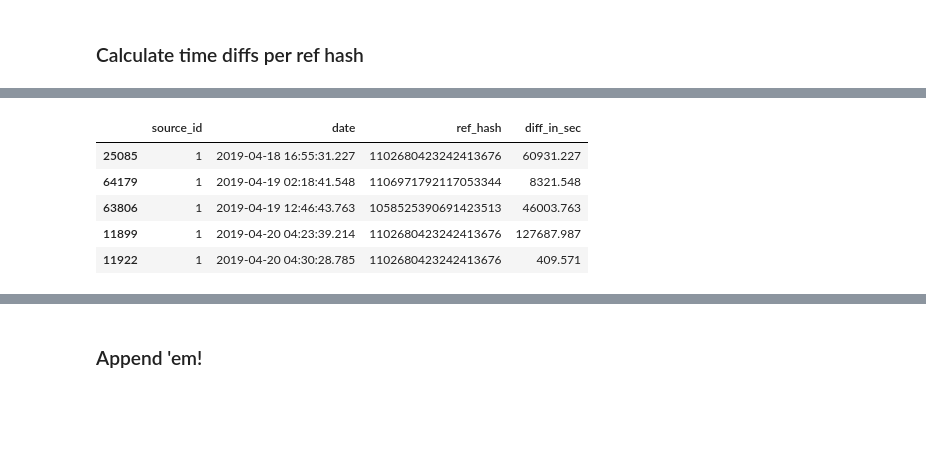
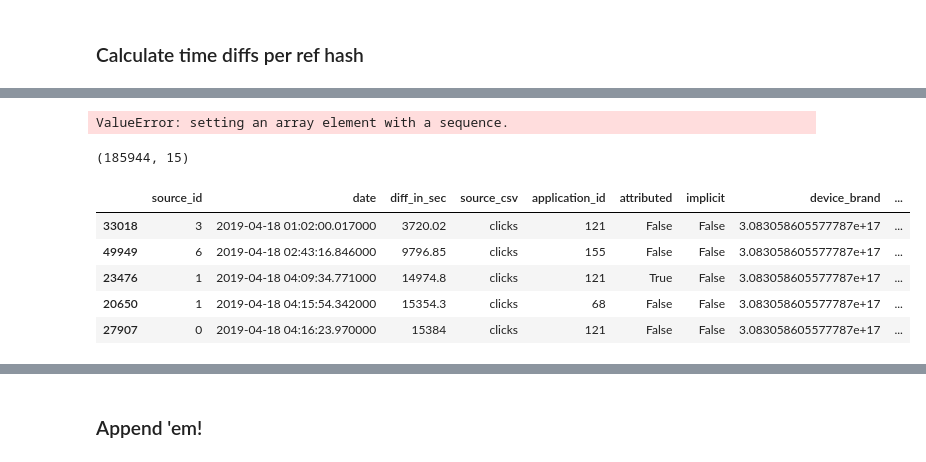
Before and after one commit to rozanecm/7506_tp2_1c2019, a Jupyter notebook: notebooks/My nb by mr.ipynb, the cells around one changed output, grey strips where cells are left out. Saved outputs shown, nothing was run; the diff lists cells and outputs as text; code cells hidden in the pictures; blank space fills up the shorter version.

```diff
--- a/notebooks/My nb by mr.ipynb
+++ b/notebooks/My nb by mr.ipynb
@@ -551,9 +576,23 @@ df_auctions = process_time_diffs(df_auctions)
+# %%
+appended = df_clicks.append(df_installs, sort=False).append(df_events, sort=False).append(df_auctions, sort=False)
+# %%
+appended.diff_in_sec = appended.diff_in_sec.astype('float')
+# %% [output]
+ValueError: setting an array element with a sequence.
+# %%
+appended = fill_all_nans(appended)
+# %%
+appended = set_observed_column(appended, "auctions")
+# %%
+appended.shape
+# %% [output]
+(185944, 15)
 # %%
-df_clicks.head()
+appended.head()
 # %% [output]
-|  | source_id | date | ref_hash | diff_in_sec |
-| 25085 | 1 | 2019-04-18 16:55:31.227 | 1102680423242413676 | 60931.227 |
-| 64179 | 1 | 2019-04-19 02:18:41.548 | 1106971792117053344 | 8321.548 |
-| 63806 | 1 | 2019-04-19 12:46:43.763 | 1058525390691423513 | 46003.763 |
-| 11899 | 1 | 2019-04-20 04:23:39.214 | 1102680423242413676 | 127687.987 |
-| 11922 | 1 | 2019-04-20 04:30:28.785 | 1102680423242413676 | 409.571 |
+|  | source_id | date | diff_in_sec | source_csv | application_id | attributed | implicit | device_brand | ... |
+| 33018 | 3 | 2019-04-18 01:02:00.017000 | 3720.02 | clicks | 121 | False | False | 3.083058605577787e+17 | ... |
+| 49949 | 6 | 2019-04-18 02:43:16.846000 | 9796.85 | clicks | 155 | False | False | 3.083058605577787e+17 | ... |
+| 23476 | 1 | 2019-04-18 04:09:34.771000 | 14974.8 | clicks | 121 | True | False | 3.083058605577787e+17 | ... |
+| 20650 | 1 | 2019-04-18 04:15:54.342000 | 15354.3 | clicks | 68 | False | False | 3.083058605577787e+17 | ... |
+| 27907 | 0 | 2019-04-18 04:16:23.970000 | 15384 | clicks | 121 | False | False | 3.083058605577787e+17 | ... |
```
Also changed, not shown: parts of 25 cells of this notebook, 1 other file.
